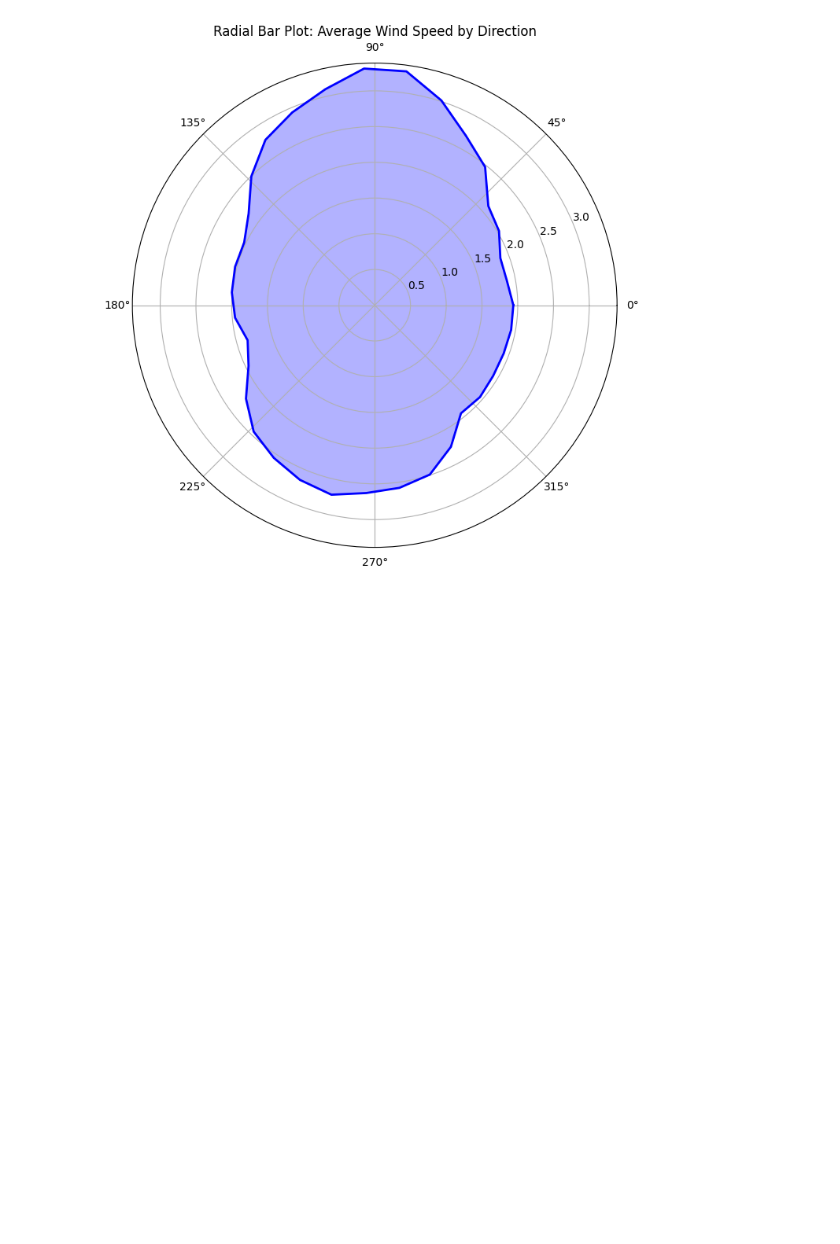
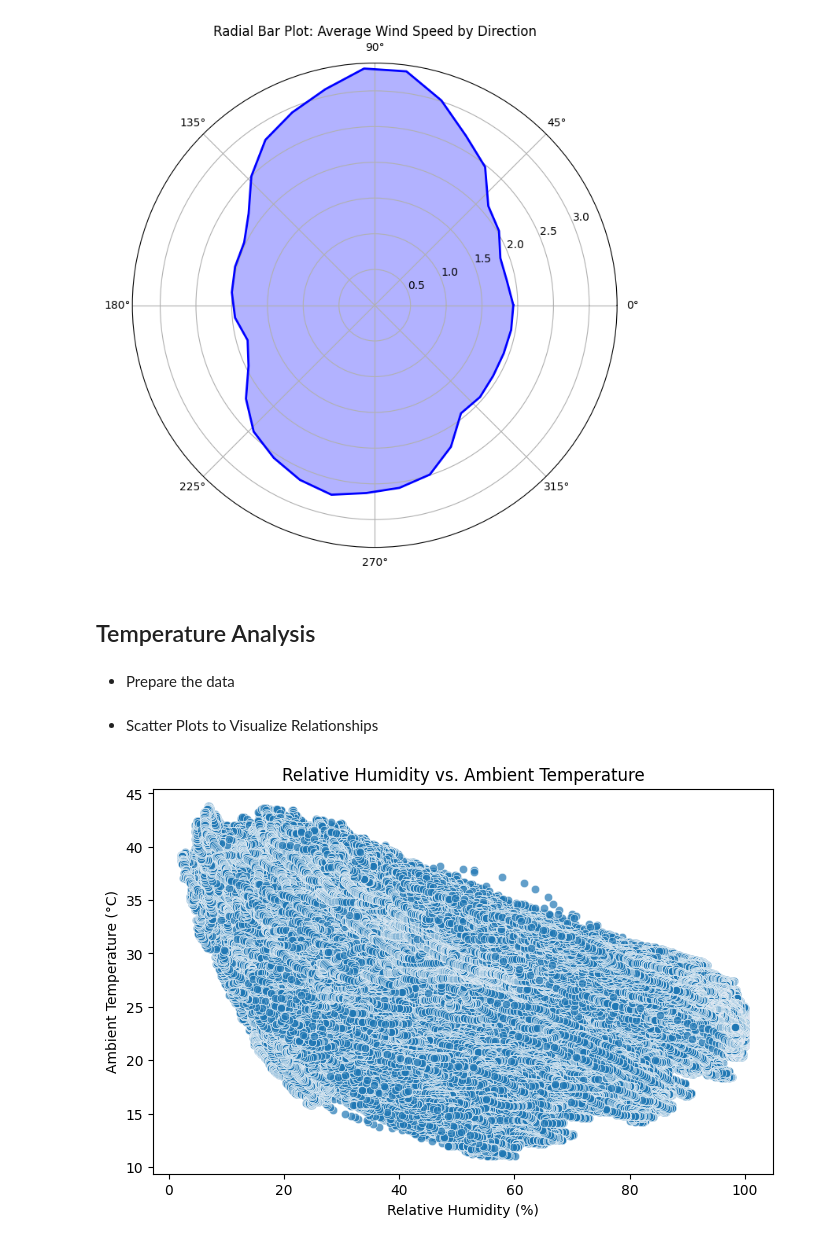
Before and after one commit to Tsegaye16/10-Accademy-week-0, a Jupyter notebook: notebooks/eda_for_benin.ipynb, the cells around one changed output. Drawn from its saved outputs; the diff is of its cells as text; code cells hidden in the pictures; blank space fills up the shorter version.

```diff
--- a/notebooks/eda_for_benin.ipynb
+++ b/notebooks/eda_for_benin.ipynb
@@ -339,3 +339,27 @@ ax.set_title('Radial Bar Plot: Average Wind Speed by Direction')
 plt.show()
 # %% [output]
 [figure]
+# %% [markdown]
+## Temperature Analysis
+# %% [markdown]
+- Prepare the data
+# %%
+# Filter relevant columns and drop missing values
+columns = ['RH', 'Tamb', 'GHI', 'DNI', 'DHI']
+data_cleaned = df[columns].dropna()
+
+# Ensure no negative values
+data_cleaned = data_cleaned[(data_cleaned['RH'] >= 0) & (data_cleaned['RH'] <= 100)]
+# %% [markdown]
+- Scatter Plots to Visualize Relationships
+# %%
+
+# RH vs. Tamb
+plt.figure(figsize=(8, 5))
+sns.scatterplot(x=data_cleaned['RH'], y=data_cleaned['Tamb'], alpha=0.7)
+plt.title("Relative Humidity vs. Ambient Temperature")
+plt.xlabel("Relative Humidity (%)")
+plt.ylabel("Ambient Temperature (°C)")
+plt.show()
+# %% [output]
+[figure, added]
```
Also changed, not shown: parts of 25 cells of this notebook, 1 other file.
